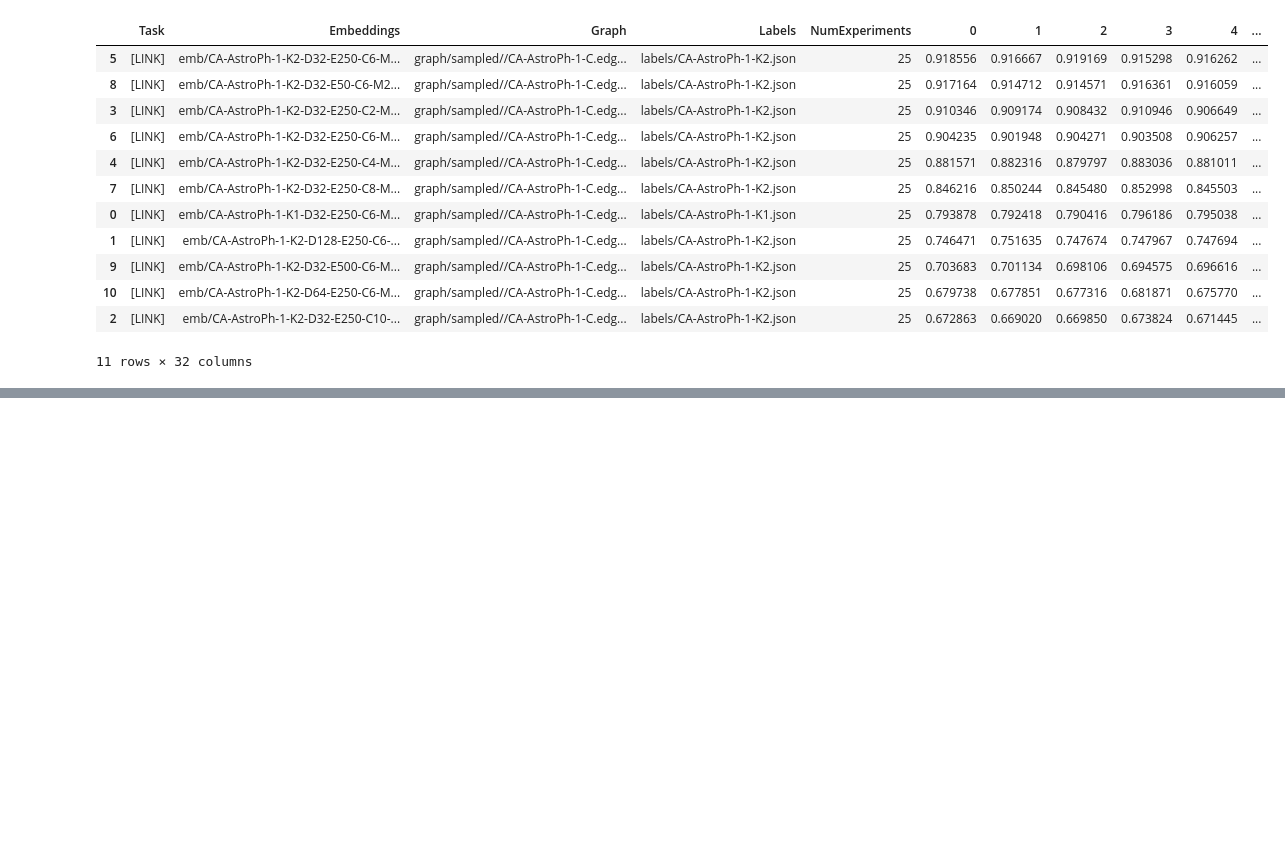
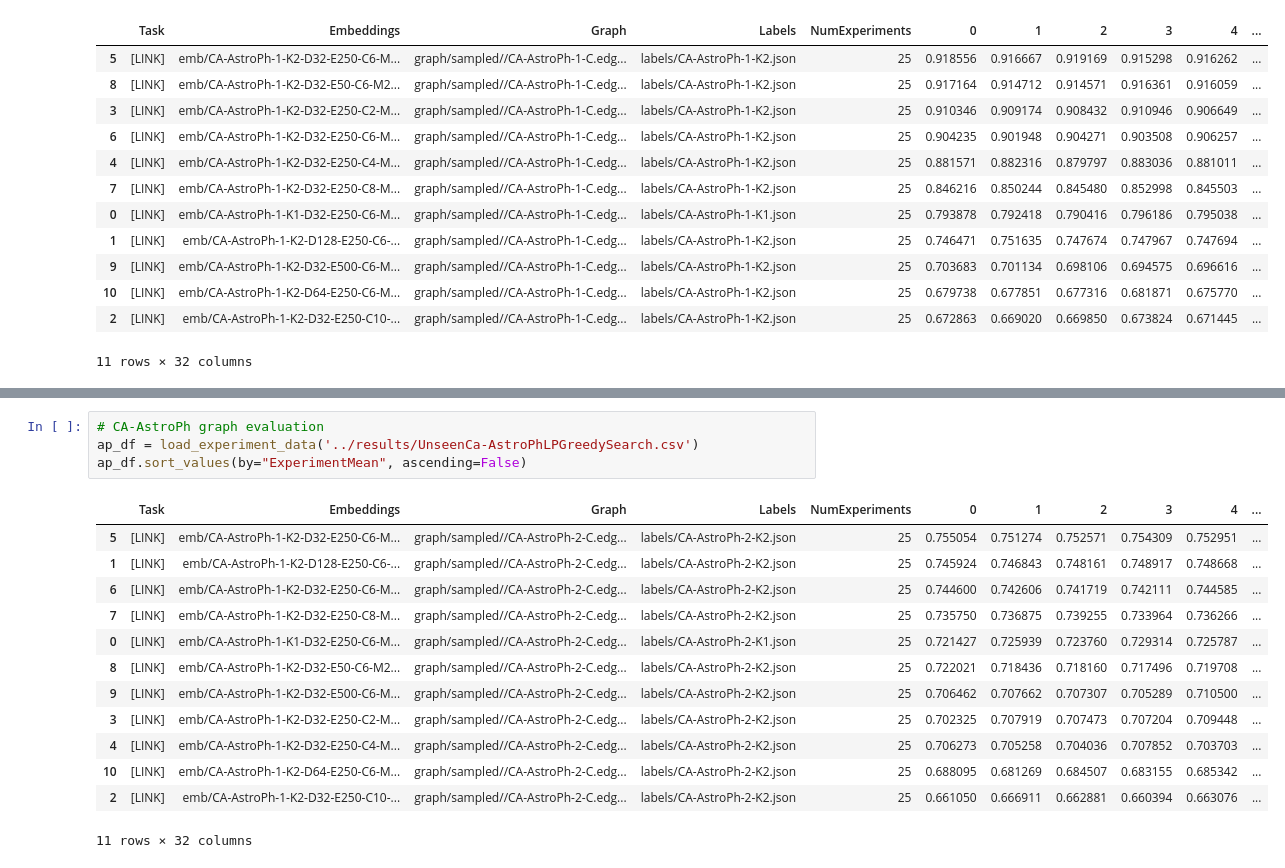
Before and after one commit to aig-upf/ODS-Embeddings, a Jupyter notebook: notebooks/GreedySearchExperiments.ipynb, the cells around one changed output, grey strips where cells are left out. Drawn from its saved outputs; the diff is of its cells as text; blank space fills up the shorter version.

```diff
--- a/notebooks/GreedySearchExperiments.ipynb
+++ b/notebooks/GreedySearchExperiments.ipynb
@@ -74,0 +96,18 @@ ap_df.sort_values(by="ExperimentMean", ascending=False)
+# %%
+# CA-AstroPh graph evaluation
+ap_df = load_experiment_data('../results/UnseenCa-AstroPhLPGreedySearch.csv')
+ap_df.sort_values(by="ExperimentMean", ascending=False)
+# %% [output]
+|  | Task | Embeddings | Graph | Labels | NumExperiments | 0 | 1 | 2 | 3 | 4 | ... |
+| 5 | [LINK] | emb/CA-AstroPh-1-K2-D32-E250-C6-M... | graph/sampled//CA-AstroPh-2-C.edg... | labels/CA-AstroPh-2-K2.json | 25 | 0.755054 | 0.751274 | 0.752571 | 0.754309 | 0.752951 | ... |
+| 1 | [LINK] | emb/CA-AstroPh-1-K2-D128-E250-C6-... | graph/sampled//CA-AstroPh-2-C.edg... | labels/CA-AstroPh-2-K2.json | 25 | 0.745924 | 0.746843 | 0.748161 | 0.748917 | 0.748668 | ... |
+| 6 | [LINK] | emb/CA-AstroPh-1-K2-D32-E250-C6-M... | graph/sampled//CA-AstroPh-2-C.edg... | labels/CA-AstroPh-2-K2.json | 25 | 0.744600 | 0.742606 | 0.741719 | 0.742111 | 0.744585 | ... |
+| 7 | [LINK] | emb/CA-AstroPh-1-K2-D32-E250-C8-M... | graph/sampled//CA-AstroPh-2-C.edg... | labels/CA-AstroPh-2-K2.json | 25 | 0.735750 | 0.736875 | 0.739255 | 0.733964 | 0.736266 | ... |
+| 0 | [LINK] | emb/CA-AstroPh-1-K1-D32-E250-C6-M... | graph/sampled//CA-AstroPh-2-C.edg... | labels/CA-AstroPh-2-K1.json | 25 | 0.721427 | 0.725939 | 0.723760 | 0.729314 | 0.725787 | ... |
+| 8 | [LINK] | emb/CA-AstroPh-1-K2-D32-E50-C6-M2... | graph/sampled//CA-AstroPh-2-C.edg... | labels/CA-AstroPh-2-K2.json | 25 | 0.722021 | 0.718436 | 0.718160 | 0.717496 | 0.719708 | ... |
+| 9 | [LINK] | emb/CA-AstroPh-1-K2-D32-E500-C6-M... | graph/sampled//CA-AstroPh-2-C.edg... | labels/CA-AstroPh-2-K2.json | 25 | 0.706462 | 0.707662 | 0.707307 | 0.705289 | 0.710500 | ... |
+| 3 | [LINK] | emb/CA-AstroPh-1-K2-D32-E250-C2-M... | graph/sampled//CA-AstroPh-2-C.edg... | labels/CA-AstroPh-2-K2.json | 25 | 0.702325 | 0.707919 | 0.707473 | 0.707204 | 0.709448 | ... |
+| 4 | [LINK] | emb/CA-AstroPh-1-K2-D32-E250-C4-M... | graph/sampled//CA-AstroPh-2-C.edg... | labels/CA-AstroPh-2-K2.json | 25 | 0.706273 | 0.705258 | 0.704036 | 0.707852 | 0.703703 | ... |
+| 10 | [LINK] | emb/CA-AstroPh-1-K2-D64-E250-C6-M... | graph/sampled//CA-AstroPh-2-C.edg... | labels/CA-AstroPh-2-K2.json | 25 | 0.688095 | 0.681269 | 0.684507 | 0.683155 | 0.685342 | ... |
+| 2 | [LINK] | emb/CA-AstroPh-1-K2-D32-E250-C10-... | graph/sampled//CA-AstroPh-2-C.edg... | labels/CA-AstroPh-2-K2.json | 25 | 0.661050 | 0.666911 | 0.662881 | 0.660394 | 0.663076 | ... |
+11 rows × 32 columns
```
Also changed, not shown: parts of 2 cells of this notebook, 7 other files.
